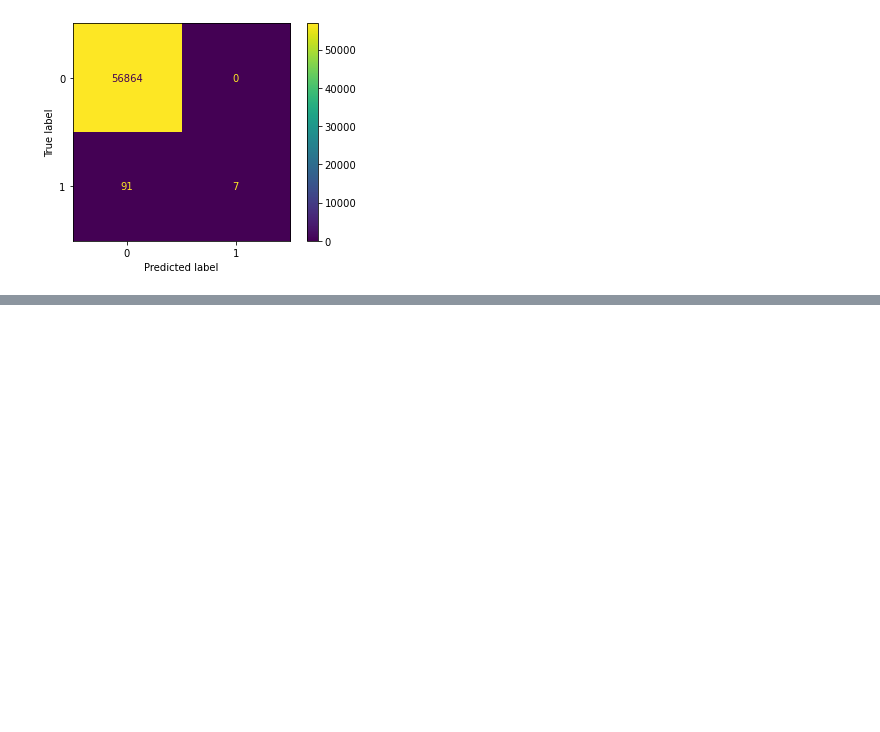
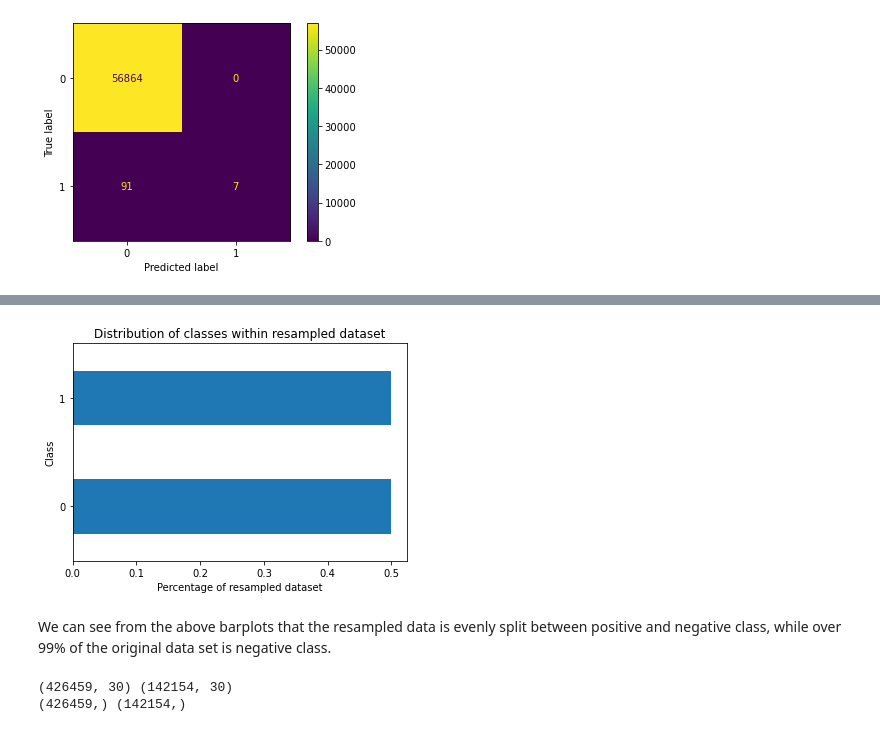
Before and after one commit to jyirrell/credit_card_fraud, a Jupyter notebook: credit_card_classifier.ipynb, the cells around one changed output, grey strips where cells are left out. Saved outputs shown, nothing was run; the diff lists cells and outputs as text; code cells hidden in the pictures; blank space fills up the shorter version.

```diff
--- a/credit_card_classifier.ipynb
+++ b/credit_card_classifier.ipynb
@@ -361,0 +395,16 @@ f1 score of best estimator was 0.8852459016393441
+# %%
+resample = pd.Series(y_re.value_counts(normalize = True))
+ax = resample.plot.barh()
+ax.set(title = "Distribution of classes within resampled dataset", xlabel = "Percentage of resampled dataset", ylabel = "Class")
+plt.show();
+# %% [output]
+[figure, added]
+# %% [markdown]
+We can see from the above barplots that the resampled data is evenly split between positive and negative class, while over 99% of the original data set is negative class.
+# %%
+Xre_train, Xre_test, yre_train, yre_test = train_test_split(X_re, y_re)
+print(Xre_train.shape, Xre_test.shape)
+print(yre_train.shape, yre_test.shape)
+# %% [output]
+(426459, 30) (142154, 30)
+(426459,) (142154,)
```
Also changed, not shown: parts of 23 cells of this notebook.
